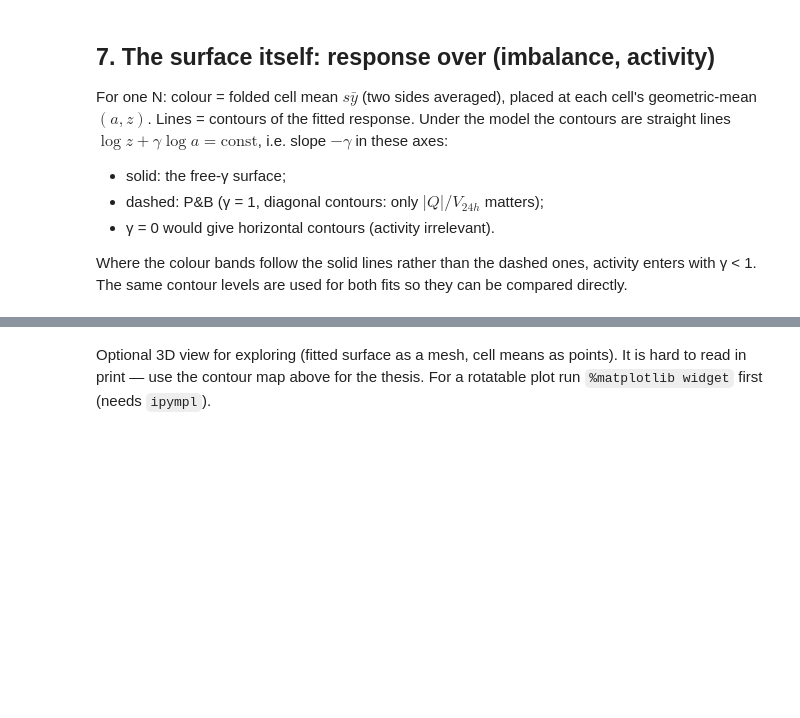
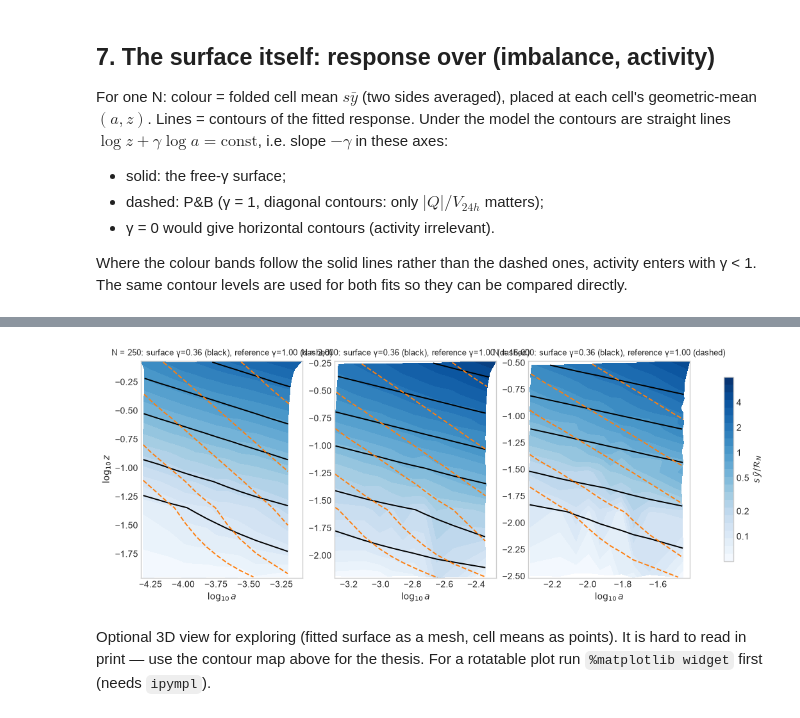
Before and after one commit to pdmillington/market-impact-research, a Jupyter notebook: crypto-impact-study/notebooks/ActivitySurface.ipynb, the cells around one changed output, grey strips where cells are left out. Drawn from its saved outputs; the diff is of its cells as text; code cells hidden in the pictures; blank space fills up the shorter version.

Commit message:
Contour surface added, mainly

```diff
--- a/crypto-impact-study/notebooks/ActivitySurface.ipynb
+++ b/crypto-impact-study/notebooks/ActivitySurface.ipynb
@@ -386,3 +348,52 @@ for n in [n for n in (1000, 4000) if n in N_USE]:
+# %%
+def folded_cells(cells, n):
+    sub = cells.loc[cells['n_events'] == n].assign(fy=lambda d: d['side'] * d['mean_y'])
+    return sub.groupby(['iz', 'ia'])[['mean_logz', 'mean_loga', 'fy']].mean().reset_index()
+
+
+def fitted_on_grid(fit, n, log_a, log_z):
+    q, r = fit.scales.set_index('n_events').loc[n, ['q_scale', 'r_scale']]
+    A, Z = np.meshgrid(log_a, log_z)
+    return A, Z, r * pb_shape(np.exp(Z + fit.gamma * A) / q, fit.alpha, fit.beta)
+
+
+def plot_surface_map(n_values=(250, 2000, 16000), fit_main=None, fit_ref=None,
+                     levels=(0.1, 0.2, 0.5, 1.0, 2.0, 4.0)):
+    # Same drawing as thesis figure 29 (scripts/make_surface_figures.py): colour = folded cell mean / surface R_N
+    # on a log scale, drawn on the cells' own (z bin x a bin) grid; lines = fitted contours at the same levels.
+    import matplotlib
+    fit_main = fit_main or fits['activity surface (γ free)']
+    fit_ref = fit_ref or fits['P&B (γ=1)']
+    n_values = [n for n in n_values if n in N_USE]
+    fill_levels = np.geomspace(0.05, 8.0, 25)
+    norm = matplotlib.colors.LogNorm(fill_levels[0], fill_levels[-1])
+    ln10 = np.log(10)
+    fig, axes = plt.subplots(1, len(n_values), figsize=(4.6 * len(n_values), 4.4), squeeze=False)
+    for ax, n in zip(axes[0], n_values):
+        fc = folded_cells(cells, n)
+        r_main = fit_main.scales.set_index('n_events').loc[n, 'r_scale']
+        fc['scaled'] = fc['fy'] / r_main
+        grid = {c: fc.pivot(index='iz', columns='ia', values=c).to_numpy() for c in ('mean_loga', 'mean_logz', 'scaled')}
+        fill = ax.contourf(grid['mean_loga'] / ln10, grid['mean_logz'] / ln10,
+                           np.clip(grid['scaled'], fill_levels[0], fill_levels[-1]),
+                           levels=fill_levels, cmap='Blues', norm=norm)
+        for fit, style, colour in ((fit_main, '-', 'k'), (fit_ref, '--', 'tab:orange')):
+            q, r = fit.scales.set_index('n_events').loc[n, ['q_scale', 'r_scale']]
+            pred = r * pb_shape(np.exp(grid['mean_logz'] + fit.gamma * grid['mean_loga']) / q, fit.alpha, fit.beta) / r_main
+            ax.contour(grid['mean_loga'] / ln10, grid['mean_logz'] / ln10, pred, levels=list(levels),
+                       colors=colour, linestyles=style, linewidths=1.4)
+        ax.set_title(f'N = {n:,}: surface γ={fit_main.gamma:.2f} (black), reference γ={fit_ref.gamma:.2f} (dashed)', fontsize=9)
+        ax.set_xlabel(r'$\log_{10} a$'); ax.grid(False)
+    axes[0][0].set_ylabel(r'$\log_{10} z$')
+    bar = fig.colorbar(fill, ax=axes[0], shrink=0.85, ticks=list(levels))
+    bar.ax.set_yticklabels([f'{v:g}' for v in levels])
+    bar.set_label(r'$s\,\bar y/\mathcal{R}_N$')
+    plt.show()
+
+
+plot_surface_map()
+# %% [output]
+[figure, added]
 # %% [markdown]
 Optional 3D view for exploring (fitted surface as a mesh, cell means as points). It is hard to read in print —
 use the contour map above for the thesis. For a rotatable plot run `%matplotlib widget` first (needs `ipympl`).
```
Also changed, not shown: parts of 1 cell of this notebook, 10 other files.
